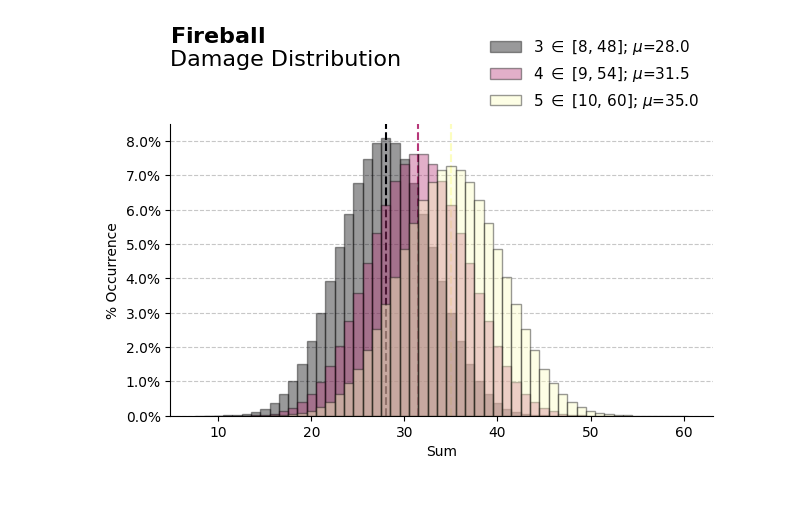
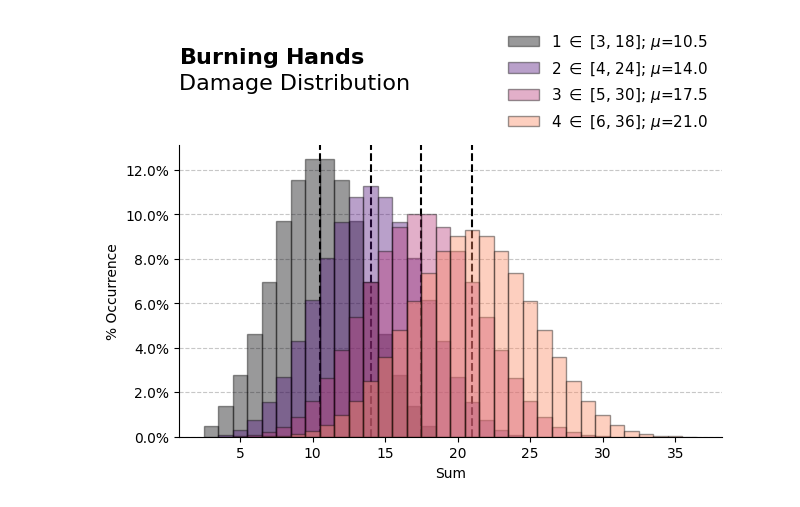
Before and after one commit to H-unter/Diceroll, a Jupyter notebook: spells.ipynb, the cells around one changed output. Drawn from its saved outputs; the diff is of its cells as text; code cells hidden in the pictures.

Commit message:
Refactor DicePrompt and Spell classes

```diff
--- a/spells.ipynb
+++ b/spells.ipynb
@@ -131,10 +0,0 @@ my_spell.plot_values(name=f"My Spell", upgrade="Spell Slot Level") # Slot
-# %%
-fireball_spell_slot_level_to_dice_prompt = {
-    3: "8d6",
-    4: "9d6",
-    5: "10d6"
-}
-fireball = Spell(fireball_spell_slot_level_to_dice_prompt)
-fireball.plot_values(name=f"Fireball", upgrade="Spell Slot Level") # Slot
-# %% [output]
-[figure, removed]
@@ -140,0 +4,12 @@ fireball.plot_values(name=f"Fireball", upgrade="Spell Slot Level") # Slot
+# %%
+burning_hands = Spell(
+    name="Burning Hands",
+    starting_level=1,
+    starting_damage_diceroll="3d6",
+    damage_increment_diceroll="1d6",
+    num_levels_per_damage_increase=1,
+    is_halved_on_miss=True
+)
+burning_hands.plot_damage(max_level=4)
+# %% [output]
+[figure, added]
```
Also changed, not shown: parts of 21 cells of this notebook, 5 other files.
